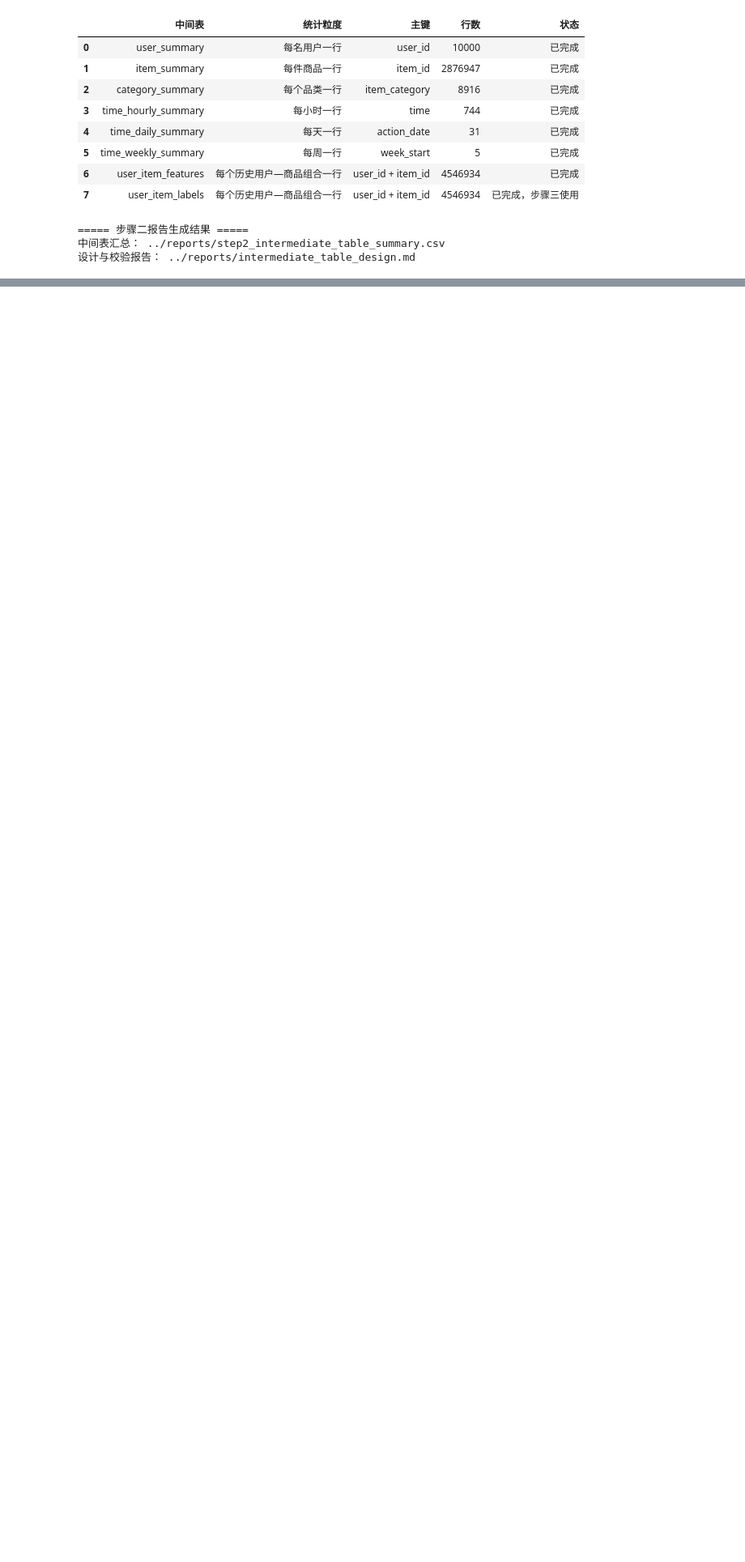
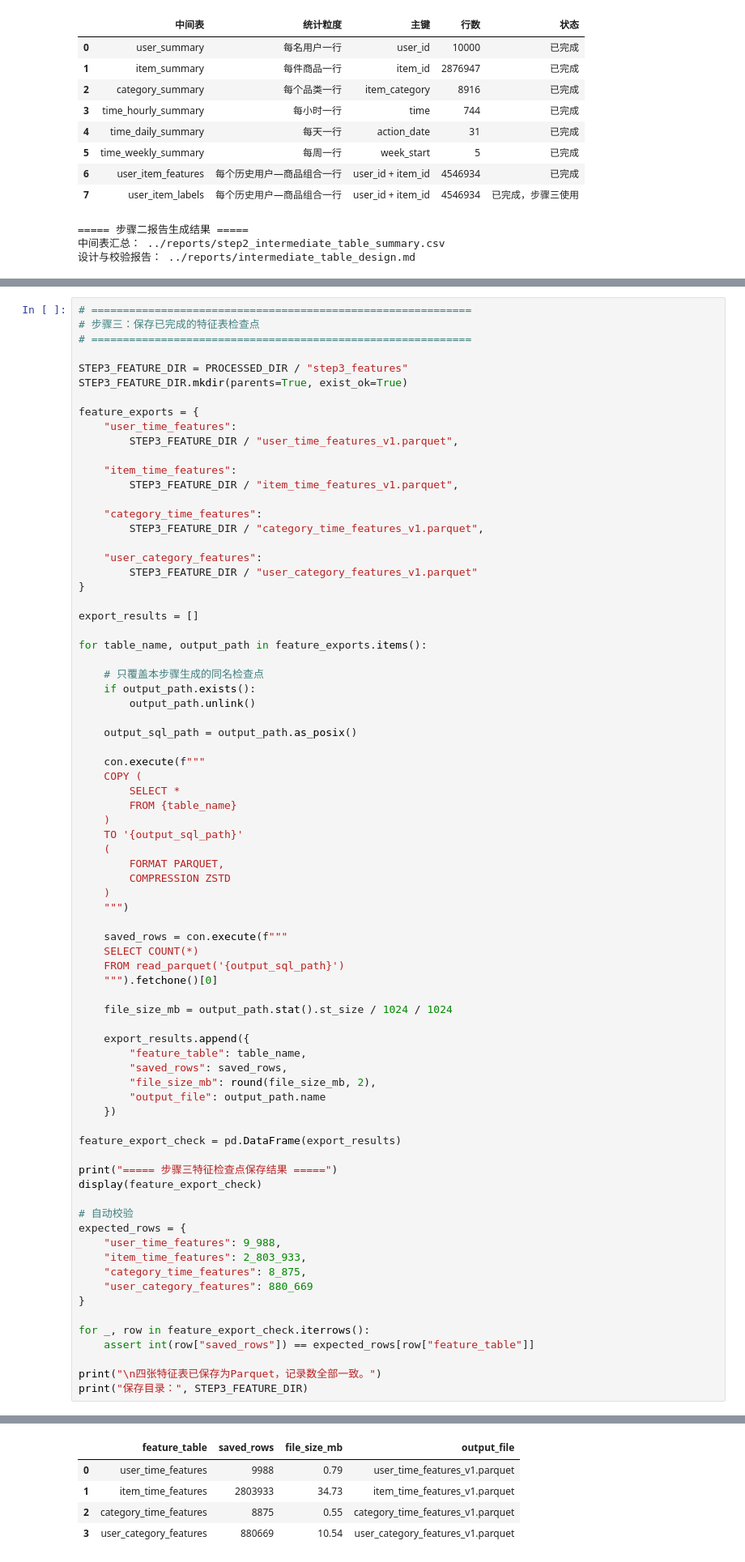
Before and after one commit to nyx0109-collab/user-behavior-analysis, a Jupyter notebook: notebooks/01_data_loading.ipynb, the cells around one changed output, grey strips where cells are left out. Shown at 81% size. Cells and saved outputs as stored; diff of their text form; blank space fills up the shorter version.

```diff
--- a/notebooks/01_data_loading.ipynb
+++ b/notebooks/01_data_loading.ipynb
@@ -3173,0 +4440,77 @@ print("设计与校验报告：", report_path)
+# %%
+# ============================================================
+# 步骤三：保存已完成的特征表检查点
+# ============================================================
+
+STEP3_FEATURE_DIR = PROCESSED_DIR / "step3_features"
+STEP3_FEATURE_DIR.mkdir(parents=True, exist_ok=True)
+
+feature_exports = {
+    "user_time_features":
+        STEP3_FEATURE_DIR / "user_time_features_v1.parquet",
+
+    "item_time_features":
+        STEP3_FEATURE_DIR / "item_time_features_v1.parquet",
+
+    "category_time_features":
+        STEP3_FEATURE_DIR / "category_time_features_v1.parquet",
+
+    "user_category_features":
+        STEP3_FEATURE_DIR / "user_category_features_v1.parquet"
+}
+
+export_results = []
+
+for table_name, output_path in feature_exports.items():
+
+    # 只覆盖本步骤生成的同名检查点
+    if output_path.exists():
+        output_path.unlink()
+
+    output_sql_path = output_path.as_posix()
+
+    con.execute(f"""
+    COPY (
+        SELECT *
+        FROM {table_name}
+    )
+    TO '{output_sql_path}'
+    (
+        FORMAT PARQUET,
+        COMPRESSION ZSTD
+    )
+    """)
+
+    saved_rows = con.execute(f"""
+    SELECT COUNT(*)
+    FROM read_parquet('{output_sql_path}')
+    """).fetchone()[0]
+
+    file_size_mb = output_path.stat().st_size / 1024 / 1024
+
+    export_results.append({
+        "feature_table": table_name,
+        "saved_rows": saved_rows,
+        "file_size_mb": round(file_size_mb, 2),
+        "output_file": output_path.name
+    })
+
+feature_export_check = pd.DataFrame(export_results)
+
+print("===== 步骤三特征检查点保存结果 =====")
+display(feature_export_check)
+
+# 自动校验
+expected_rows = {
+    "user_time_features": 9_988,
+    "item_time_features": 2_803_933,
+    "category_time_features": 8_875,
+    "user_category_features": 880_669
+}
+
+for _, row in feature_export_check.iterrows():
+    assert int(row["saved_rows"]) == expected_rows[row["feature_table"]]
+
+print("\n四张特征表已保存为Parquet，记录数全部一致。")
+print("保存目录：", STEP3_FEATURE_DIR)
+# %% [output]
@@ -3173,0 +4518,5 @@ print("设计与校验报告：", report_path)
+|  | feature_table | saved_rows | file_size_mb | output_file |
+| 0 | user_time_features | 9988 | 0.79 | user_time_features_v1.parquet |
+| 1 | item_time_features | 2803933 | 34.73 | item_time_features_v1.parquet |
+| 2 | category_time_features | 8875 | 0.55 | category_time_features_v1.parquet |
+| 3 | user_category_features | 880669 | 10.54 | user_category_features_v1.parquet |
```
Also changed, not shown: parts of 14 cells of this notebook, 4 other files.
